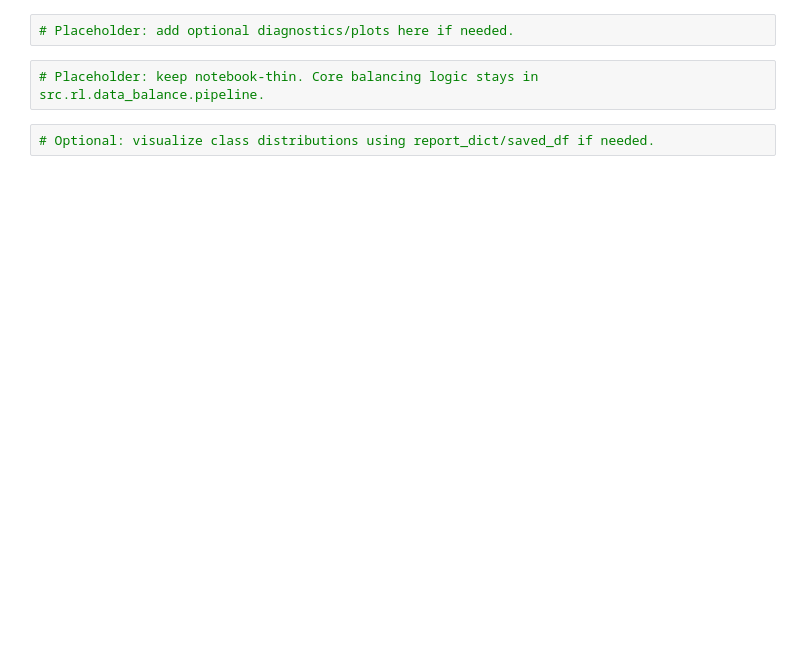
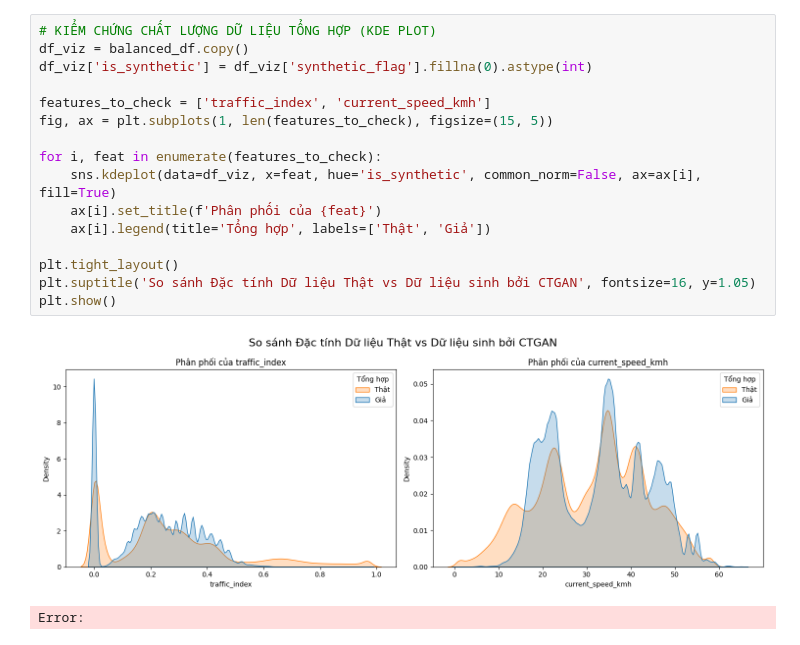
Before and after one commit to lowkeylurker/traffic-ioc, a Jupyter notebook: ai-core/notebooks/02_Hybrid_Resampling_and_CTGAN.ipynb, the cells around one changed output. Drawn from its saved outputs; the diff is of its cells as text; blank space fills up the shorter version.

```diff
--- a/ai-core/notebooks/02_Hybrid_Resampling_and_CTGAN.ipynb
+++ b/ai-core/notebooks/02_Hybrid_Resampling_and_CTGAN.ipynb
@@ -77,6 +150,19 @@ saved_df.head(5)
 # %%
-# Placeholder: add optional diagnostics/plots here if needed.
+# KIỂM CHỨNG CHẤT LƯỢNG DỮ LIỆU TỔNG HỢP (KDE PLOT)
+df_viz = balanced_df.copy()
+df_viz['is_synthetic'] = df_viz['synthetic_flag'].fillna(0).astype(int)
+
+features_to_check = ['traffic_index', 'current_speed_kmh']
+fig, ax = plt.subplots(1, len(features_to_check), figsize=(15, 5))
+
+for i, feat in enumerate(features_to_check):
+    sns.kdeplot(data=df_viz, x=feat, hue='is_synthetic', common_norm=False, ax=ax[i], fill=True)
+    ax[i].set_title(f'Phân phối của {feat}')
+    ax[i].legend(title='Tổng hợp', labels=['Thật', 'Giả'])
+
+plt.tight_layout()
+plt.suptitle('So sánh Đặc tính Dữ liệu Thật vs Dữ liệu sinh bởi CTGAN', fontsize=16, y=1.05)
+plt.show()
+# %% [output]
+[figure, added]
+Error:
-# %%
-# Placeholder: keep notebook-thin. Core balancing logic stays in src.rl.data_balance.pipeline.
-# %%
-# Optional: visualize class distributions using report_dict/saved_df if needed.
```
Also changed, not shown: parts of 6 cells of this notebook, 43 other files.
